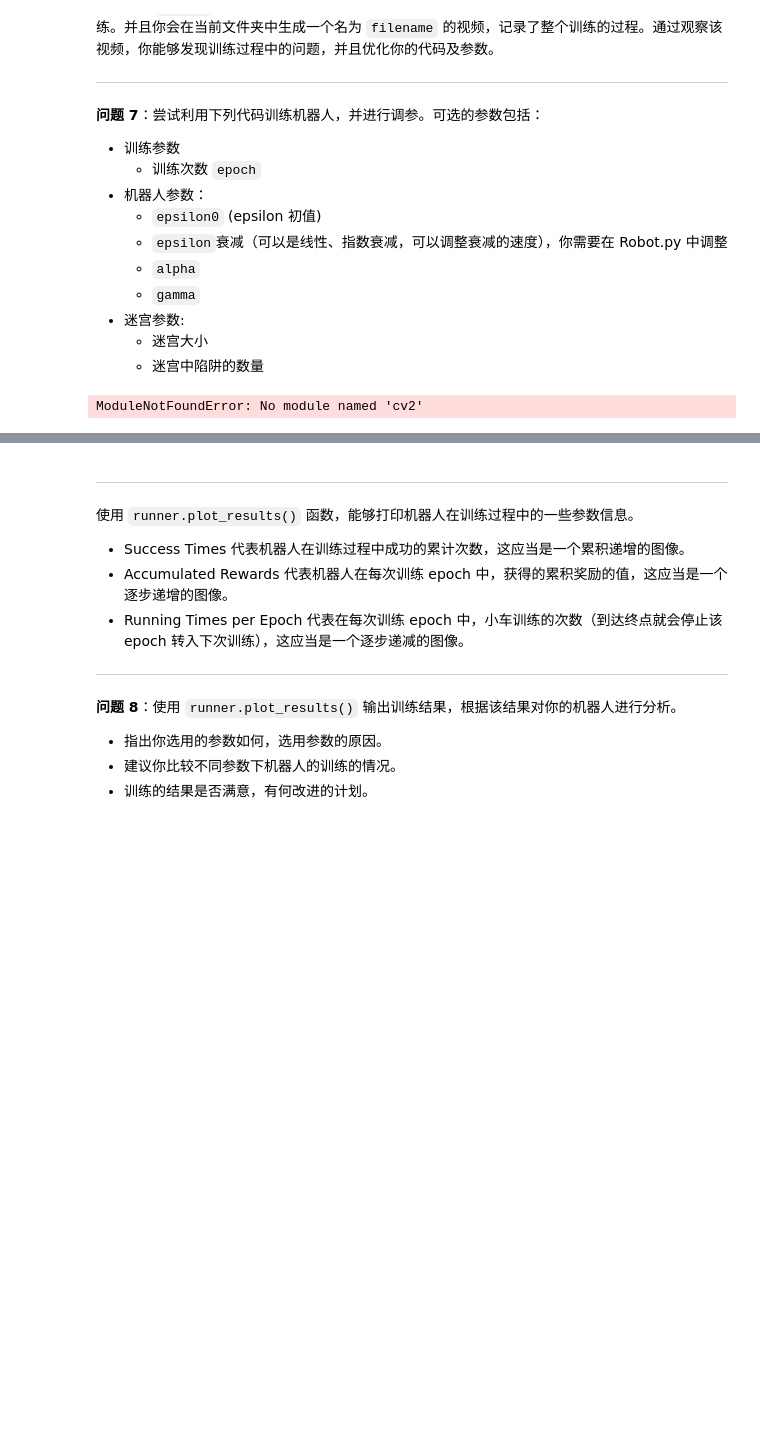
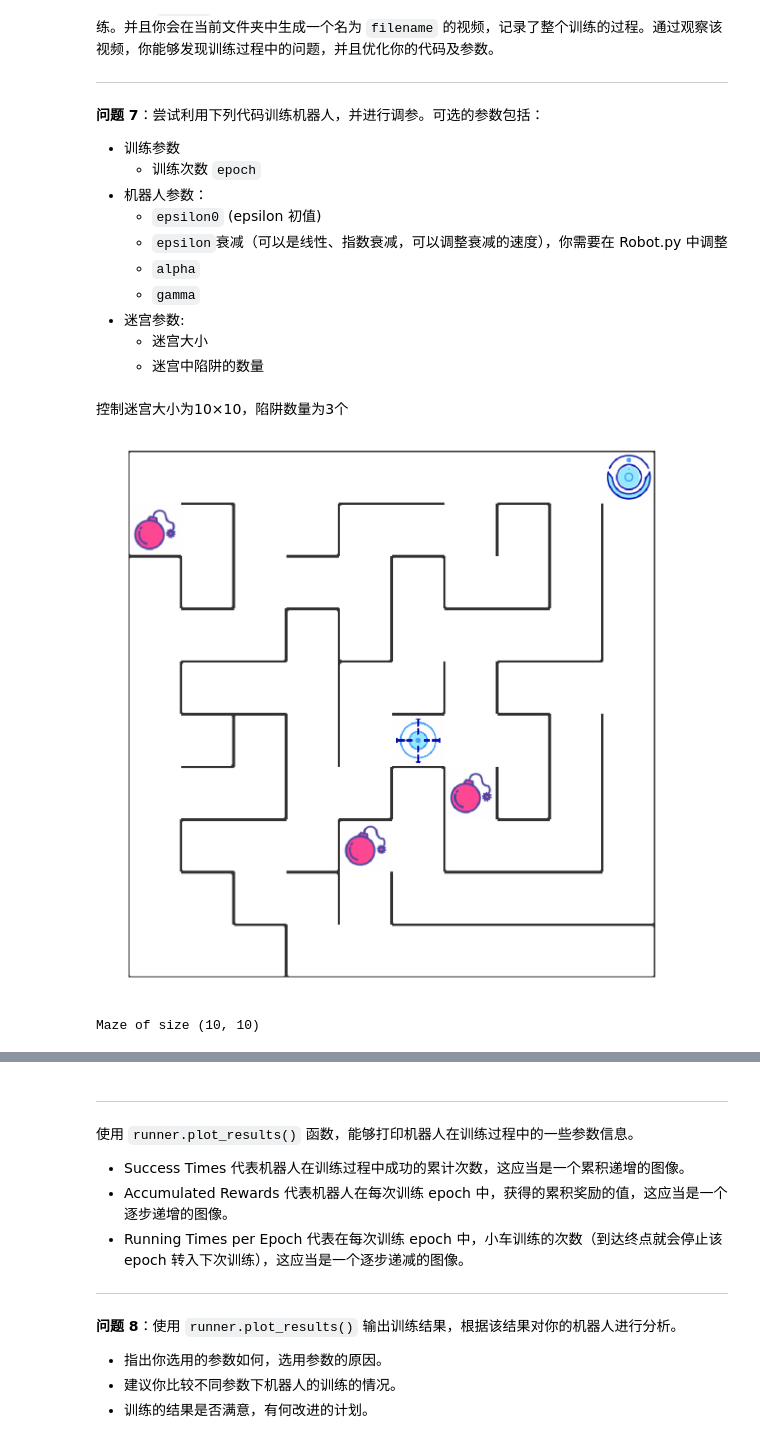
Before and after one commit to orxg/MLND_CN_P5_Reinforcement_Learning, a Jupyter notebook: robot_maze.ipynb, the cells around one changed output, grey strips where cells are left out. Cells and saved outputs as stored; diff of their text form; code cells hidden in the pictures; blank space fills up the shorter version.

```diff
--- a/robot_maze.ipynb
+++ b/robot_maze.ipynb
@@ -239,4 +239,16 @@ Maze of size (14, 14)
 - 迷宫参数:
     - 迷宫大小
     - 迷宫中陷阱的数量
+# %% [markdown]
+控制迷宫大小为10×10，陷阱数量为3个
+# %%
+## 可选的参数：
+maze_size = (10,10)
+trap_number = 3
+g = Maze(maze_size=maze_size,trap_number=trap_number)
+# %%
+g
+# %% [output]
+[figure, added]
+Maze of size (10, 10)
 # %%
@@ -253,12 +261,10 @@ trap_number = 1
 from Runner import Runner
 
 # g = Maze(maze_size=maze_size,trap_number=trap_number)
-g = maze
+# g = maze
 r = Robot(g,alpha=alpha, epsilon0=epsilon0, gamma=gamma)
 r.set_status(learning=True)
 
 runner = Runner(r, g)
 runner.run_training(epoch, display_direction=True)
-runner.generate_movie(filename = "final1.mp4") # 你可以注释该行代码，加快运行速度，不过你就无法观察到视频了。
+runner.generate_movie(filename = "final0.mp4") # 你可以注释该行代码，加快运行速度，不过你就无法观察到视频了。
-# %% [output]
-ModuleNotFoundError: No module named 'cv2'
```
Also changed, not shown: parts of 28 cells of this notebook, 3 other files.
